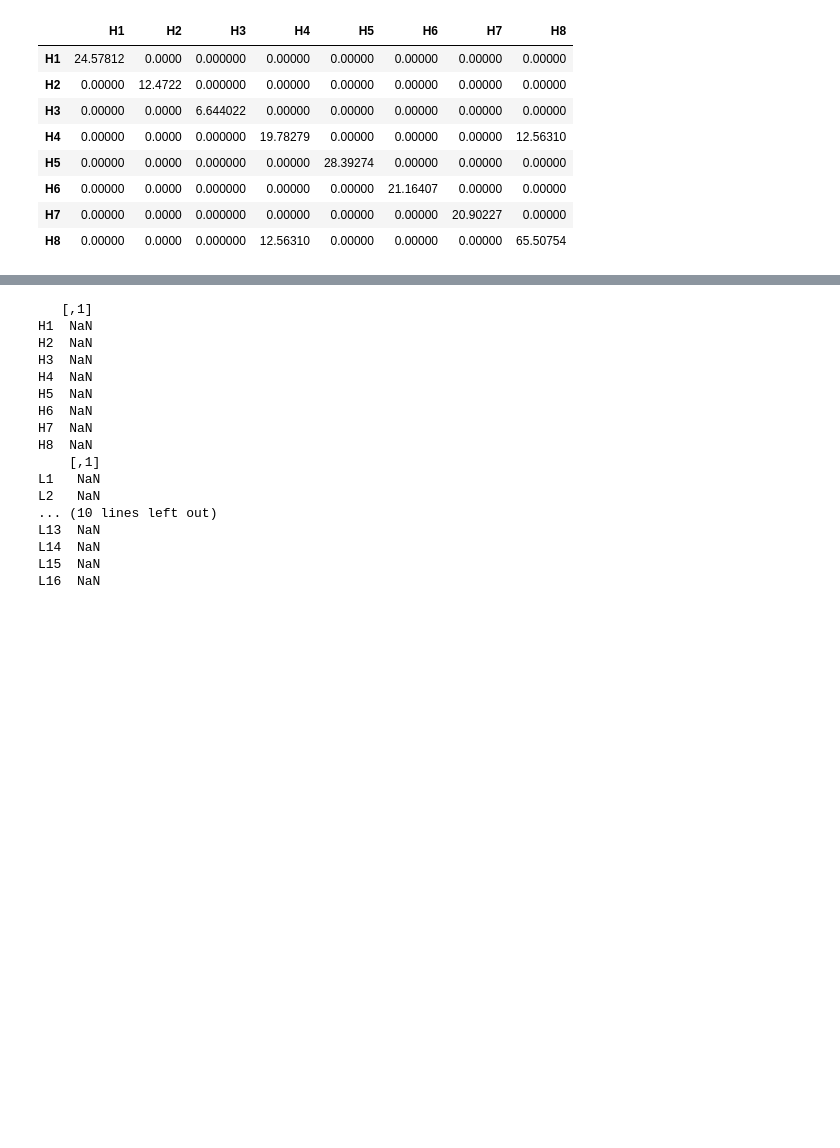
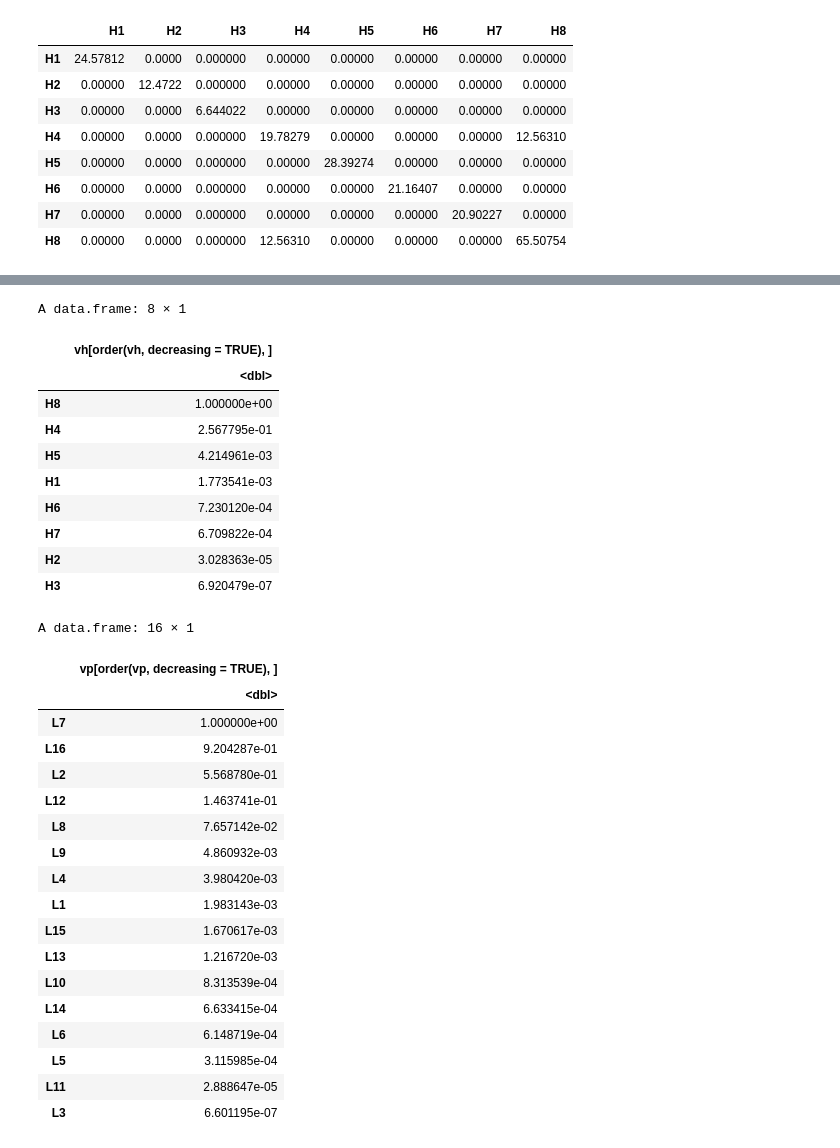
Before and after one commit to ludwigHoon/BPTNW, a Jupyter notebook: Bipartite Network Modelling for Measles Hotspot Detection.ipynb, the cells around one changed output, grey strips where cells are left out. Drawn from its saved outputs; the diff is of its cells as text; code cells hidden in the pictures; blank space fills up the shorter version.

```diff
--- a/Bipartite Network Modelling for Measles Hotspot Detection.ipynb
+++ b/Bipartite Network Modelling for Measles Hotspot Detection.ipynb
@@ -700,6 +700,11 @@ A matrix: 8 × 8 of type dbl
 # %%
 is_square_matrix <- function(A){
     return(nrow(A)==ncol(A))
+}
+
+eucNorm <- function(A){
+    A <- matrix(A, ncol=1)
+    return(sqrt(colSums(A^2)))
 }
 
 powerMethod <- function(matrix, startVector = NULL, threshold = 1e-6, maxIteration = 100){
@@ -714,10 +719,9 @@ powerMethod <- function(matrix, startVector = NULL, threshold = 1e-6, maxIterati
     vectors <- list(startVector)
     while(TRUE){
         v_new = matrix %*% cachedVector
-        v_new = v_new/length(v_new)
-        print(v_new)
-        print(abs(v_new) - abs(cachedVector))
-        if (length(abs(v_new) - abs(cachedVector)) <= threshold){
+        # 4.21
+        v_new = v_new/eucNorm(v_new)
+        if (eucNorm(abs(v_new) - abs(cachedVector)) <= threshold){
             break}
         cachedVector = v_new
         steps = steps + 1
@@ -763,22 +748,34 @@ mx <- max(vp)
-# %%
-print(vh)
-# print("location")
-print(vp)
-# %% [output]
-   [,1]
-H1  NaN
-H2  NaN
-H3  NaN
-H4  NaN
-H5  NaN
-H6  NaN
-H7  NaN
-H8  NaN
-    [,1]
-L1   NaN
-L2   NaN
-... (10 lines left out)
-L13  NaN
-L14  NaN
-L15  NaN
-L16  NaN
+# %%
+as.data.frame(vh[order(vh, decreasing = TRUE),])
+as.data.frame(vp[order(vp, decreasing = TRUE),])
+# %% [output]
+A data.frame: 8 × 1
+|  | vh[order(vh, decreasing = TRUE), ] |
+|  | <dbl> |
+| H8 | 1.000000e+00 |
+| H4 | 2.567795e-01 |
+| H5 | 4.214961e-03 |
+| H1 | 1.773541e-03 |
+| H6 | 7.230120e-04 |
+| H7 | 6.709822e-04 |
+| H2 | 3.028363e-05 |
+| H3 | 6.920479e-07 |
+A data.frame: 16 × 1
+|  | vp[order(vp, decreasing = TRUE), ] |
+|  | <dbl> |
+| L7 | 1.000000e+00 |
+| L16 | 9.204287e-01 |
+| L2 | 5.568780e-01 |
+| L12 | 1.463741e-01 |
+| L8 | 7.657142e-02 |
+| L9 | 4.860932e-03 |
+| L4 | 3.980420e-03 |
+| L1 | 1.983143e-03 |
+| L15 | 1.670617e-03 |
+| L13 | 1.216720e-03 |
+| L10 | 8.313539e-04 |
+| L14 | 6.633415e-04 |
+| L6 | 6.148719e-04 |
+| L5 | 3.115985e-04 |
+| L11 | 2.888647e-05 |
+| L3 | 6.601195e-07 |
```
Also changed, not shown: parts of 2 cells of this notebook, 1 other file.
